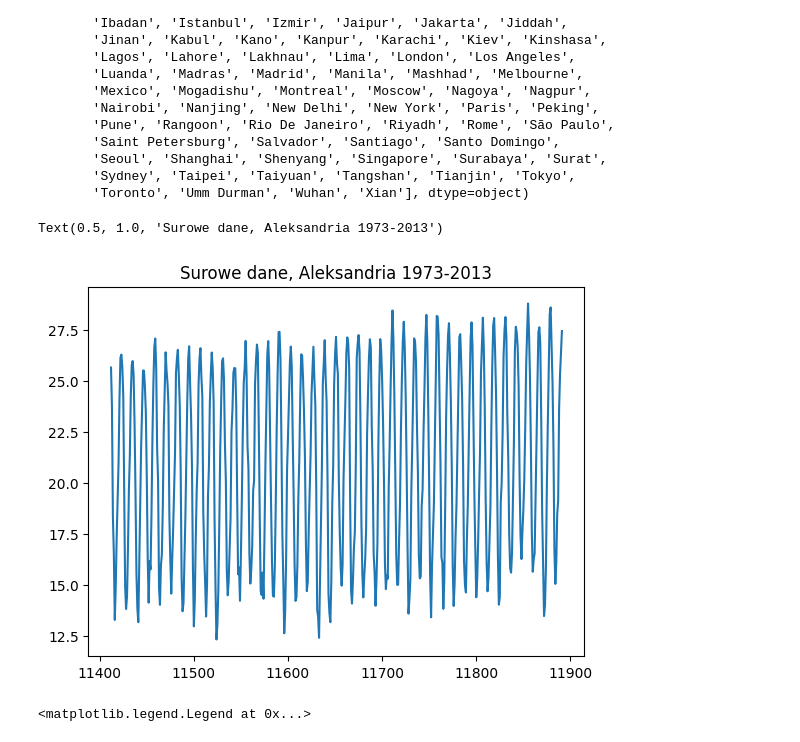
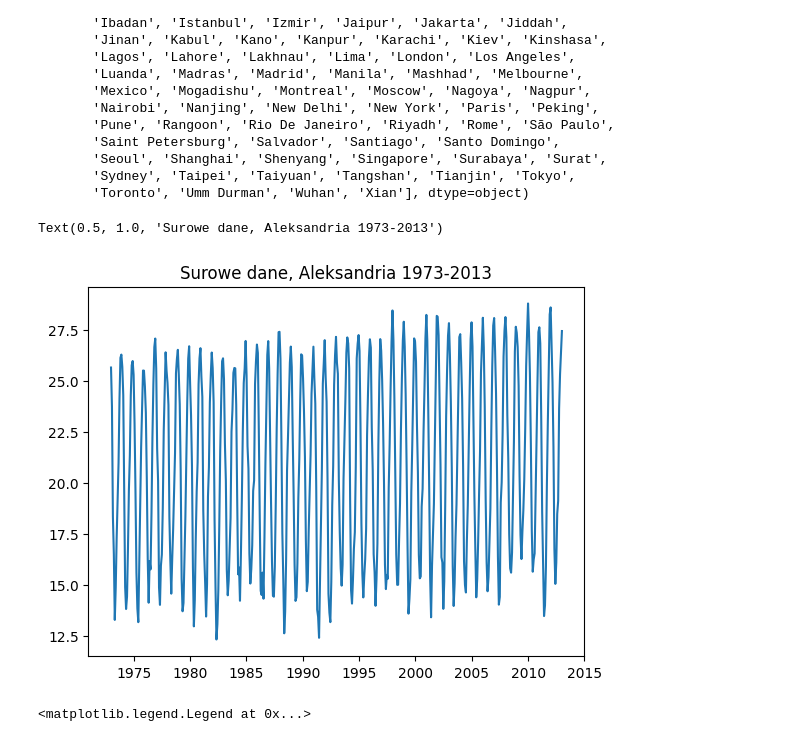
Before and after one commit to MariaNowacka/raport_kaszcz, a Jupyter notebook: sprawko.ipynb, the cells around one changed output. Saved outputs shown, nothing was run; the diff lists cells and outputs as text; code cells hidden in the pictures.

```diff
--- a/sprawko.ipynb
+++ b/sprawko.ipynb
@@ -140,9 +141,9 @@ al = alexandria['AverageTemperature'][-481:-1]
 # %%
-plt.plot(al)
+plt.plot(t, al)
 plt.title('Surowe dane, Aleksandria 1973-2013')
 # %% [output]
 Text(0.5, 1.0, 'Surowe dane, Aleksandria 1973-2013')
-[figure, old version]
+[figure, new version]
 # %%
 def oblicz_regresje(x, y):
     b1 = np.sum((x - np.mean(x)) * (y - np.mean(y))) / np.sum((x - np.mean(x))**2)
```
Also changed, not shown: parts of 11 cells of this notebook.
